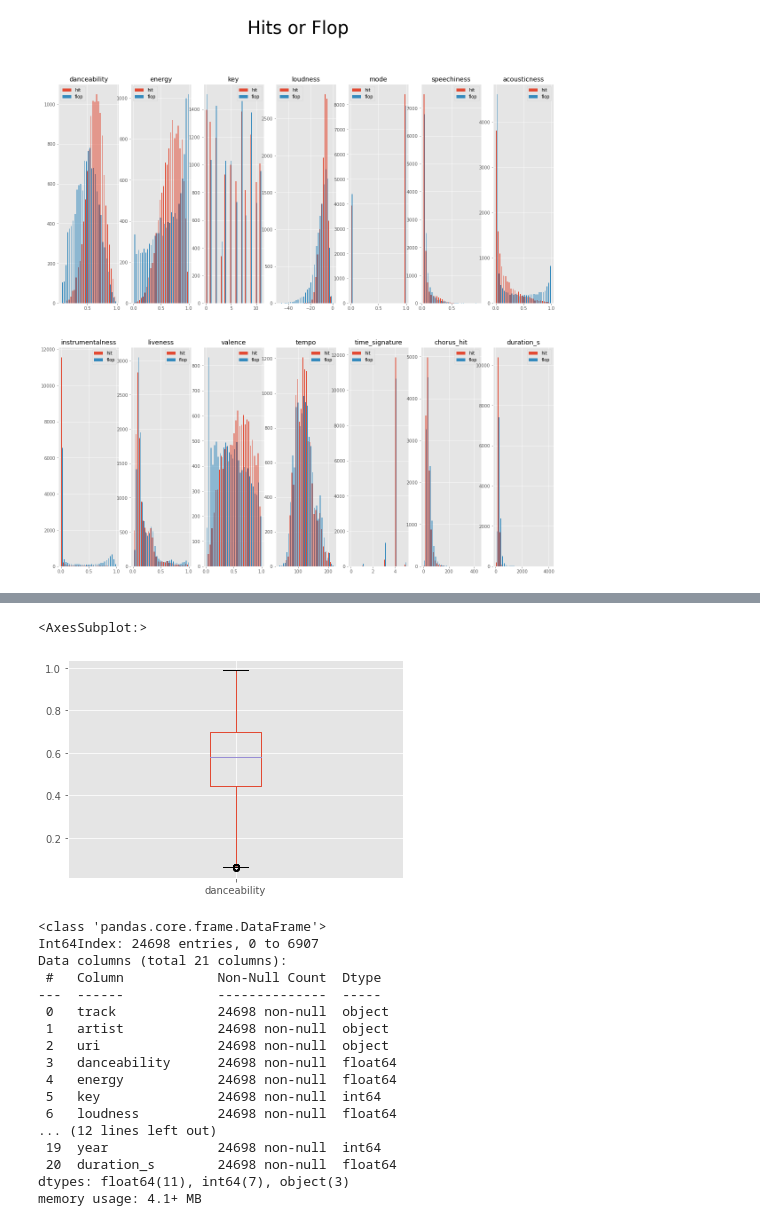
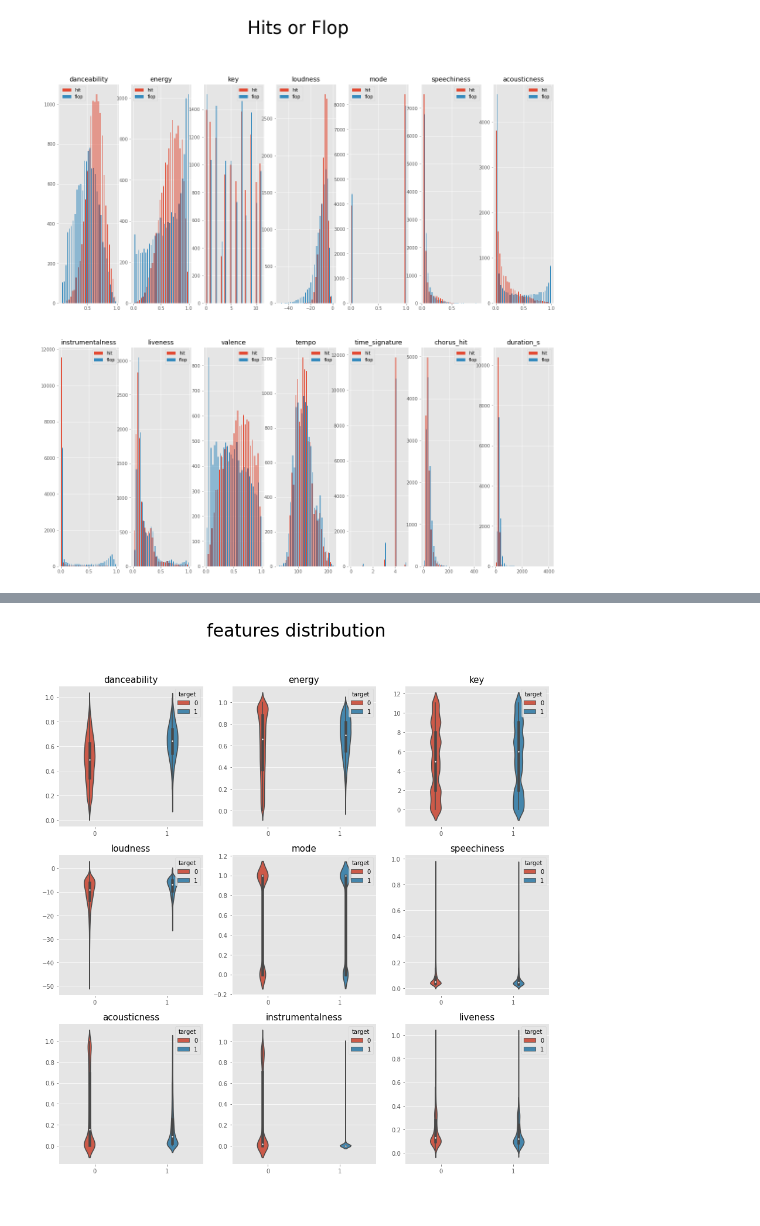
Before and after one commit to solyourock/spotify, a Jupyter notebook: spotify.ipynb, the cells around one changed output, grey strips where cells are left out. Cells and saved outputs as stored; diff of their text form; code cells hidden in the pictures.

Commit message:
update : violinplot and boxplot

```diff
--- a/spotify.ipynb
+++ b/spotify.ipynb
@@ -182,25 +177,14 @@ plt.show();
-# %%
-data['danceability'].plot(kind='box')
-# %% [output]
-<AxesSubplot:>
-[figure, removed]
-# %%
-data.info()
-# %% [output]
-<class 'pandas.core.frame.DataFrame'>
-Int64Index: 24698 entries, 0 to 6907
-Data columns (total 21 columns):
- #   Column            Non-Null Count  Dtype
----  ------            --------------  -----
- 0   track             24698 non-null  object
- 1   artist            24698 non-null  object
- 2   uri               24698 non-null  object
- 3   danceability      24698 non-null  float64
- 4   energy            24698 non-null  float64
- 5   key               24698 non-null  int64
- 6   loudness          24698 non-null  float64
-... (12 lines left out)
- 19  year              24698 non-null  int64
- 20  duration_s        24698 non-null  float64
-dtypes: float64(11), int64(7), object(3)
-memory usage: 4.1+ MB
+# %%
+fig, axes = plt.subplots(3, 3, figsize = (15, 15))
+fig.suptitle('features distribution', fontsize = 30)
+# plt.style.use('ggplot')
+
+column_idx = 0
+for i in range(3):
+  for j in range(3):
+    sns.violinplot(x = data['target'], y = data[var_list[column_idx]], hue = data['target'], notch = True, width = 0.3, ax = axes[i][j]).set_title(var_list[column_idx], fontsize = 15)
+    axes[i][j].set_xlabel('')
+    axes[i][j].set_ylabel('')
+    column_idx += 1
+# %% [output]
+[figure, added]
```
Also changed, not shown: parts of 5 cells of this notebook.
